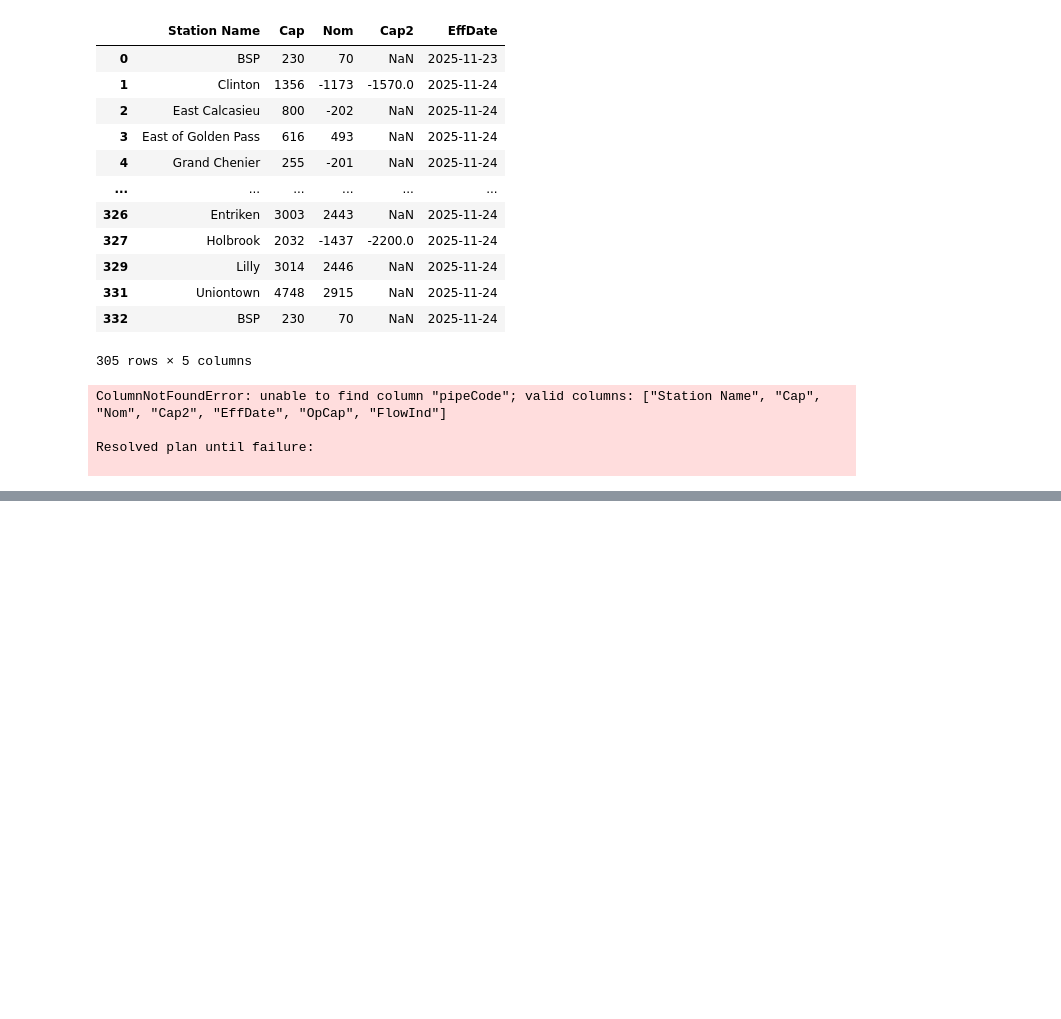
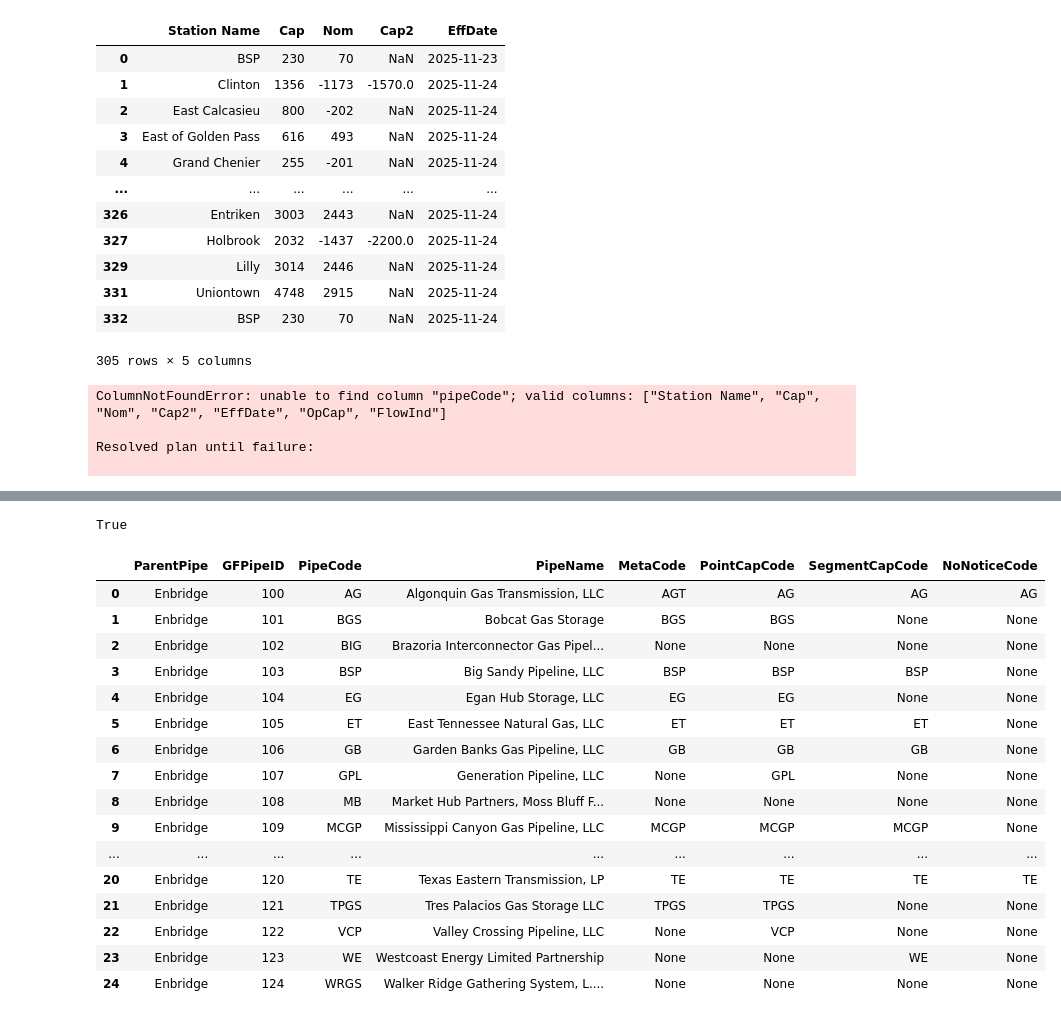
Before and after one commit to Sai-Jagadeesh-UH/enbridgeScrape, a Jupyter notebook: OCcsv.ipynb, the cells around one changed output, grey strips where cells are left out. Saved outputs shown, nothing was run; the diff lists cells and outputs as text; code cells hidden in the pictures; blank space fills up the shorter version.

Commit message:
configs settled

```diff
--- a/OCcsv.ipynb
+++ b/OCcsv.ipynb
@@ -266,0 +629,15 @@ return pl.concat(lazyList, how="vertical").with_columns(
+# %%
+import os
+from dotenv import load_dotenv
+
+import pandas as pd
+from contextlib import contextmanager
+from azure.data.tables import TableServiceClient
+
+from src.artifacts.BaseLogWriters import baseLogger
+from src.artifacts.detLog import error_detailed
+from src.artifacts.dirsFile import dirs
+
+load_dotenv(dirs.root / 'archives/.env')
+# %% [output]
+True
@@ -266,0 +675,22 @@ return pl.concat(lazyList, how="vertical").with_columns(
+# %%
+pipeConfigs_df = pd.read_parquet(dirs.configFiles / 'PipeConfigs.parquet')
+# %%
+pipeConfigs_df
+# %% [output]
+|  | ParentPipe | GFPipeID | PipeCode | PipeName | MetaCode | PointCapCode | SegmentCapCode | NoNoticeCode |
+| 0 | Enbridge | 100 | AG | Algonquin Gas Transmission, LLC | AGT | AG | AG | AG |
+| 1 | Enbridge | 101 | BGS | Bobcat Gas Storage | BGS | BGS | None | None |
+| 2 | Enbridge | 102 | BIG | Brazoria Interconnector Gas Pipel... | None | None | None | None |
+| 3 | Enbridge | 103 | BSP | Big Sandy Pipeline, LLC | BSP | BSP | BSP | None |
+| 4 | Enbridge | 104 | EG | Egan Hub Storage, LLC | EG | EG | None | None |
+| 5 | Enbridge | 105 | ET | East Tennessee Natural Gas, LLC | ET | ET | ET | None |
+| 6 | Enbridge | 106 | GB | Garden Banks Gas Pipeline, LLC | GB | GB | GB | None |
+| 7 | Enbridge | 107 | GPL | Generation Pipeline, LLC | None | GPL | None | None |
+| 8 | Enbridge | 108 | MB | Market Hub Partners, Moss Bluff F... | None | None | None | None |
+| 9 | Enbridge | 109 | MCGP | Mississippi Canyon Gas Pipeline, LLC | MCGP | MCGP | MCGP | None |
+| ... | ... | ... | ... | ... | ... | ... | ... | ... |
+| 20 | Enbridge | 120 | TE | Texas Eastern Transmission, LP | TE | TE | TE | TE |
+| 21 | Enbridge | 121 | TPGS | Tres Palacios Gas Storage LLC | TPGS | TPGS | None | None |
+| 22 | Enbridge | 122 | VCP | Valley Crossing Pipeline, LLC | None | VCP | None | None |
+| 23 | Enbridge | 123 | WE | Westcoast Energy Limited Partnership | None | None | WE | None |
+| 24 | Enbridge | 124 | WRGS | Walker Ridge Gathering System, L.... | None | None | None | None |
```
Also changed, not shown: parts of 48 cells of this notebook, 37 other files.
